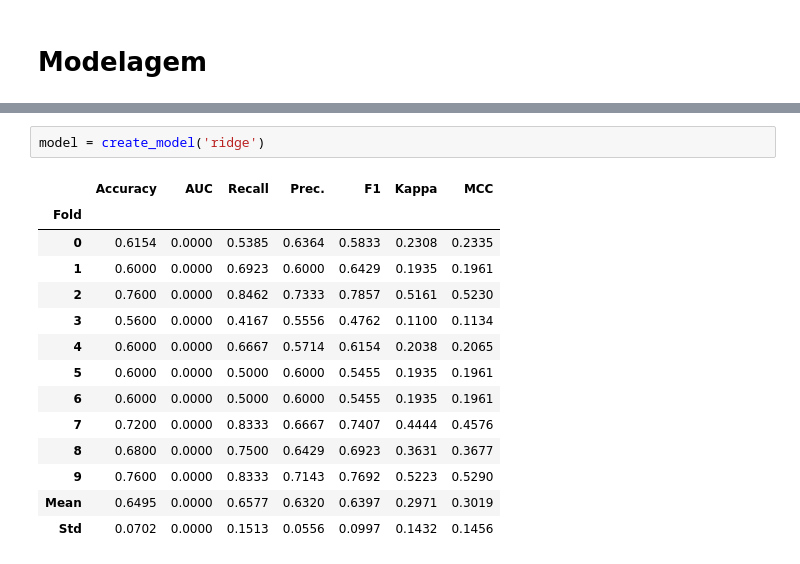
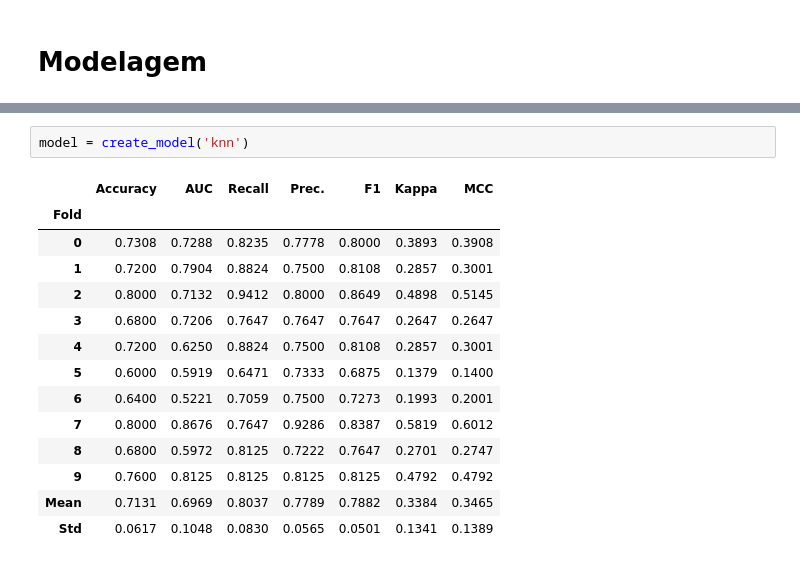
Before and after one commit to guilhermelt-22/final_project, a Jupyter notebook: criacao_de_modelo.ipynb, the cells around one changed output, grey strips where cells are left out. Drawn from its saved outputs; the diff is of its cells as text.

```diff
--- a/modelov2.ipynb
+++ b/criacao_de_modelo.ipynb
@@ -172,17 +243,17 @@ RidgeClassifier(alpha=1.0, class_weight=None, copy_X=True, fit_intercept=True,
 # %%
-model = create_model('ridge')
+model = create_model('knn')
 # %% [output]
 |  | Accuracy | AUC | Recall | Prec. | F1 | Kappa | MCC |
 | Fold |  |  |  |  |  |  |  |
-| 0 | 0.6154 | 0.0000 | 0.5385 | 0.6364 | 0.5833 | 0.2308 | 0.2335 |
-| 1 | 0.6000 | 0.0000 | 0.6923 | 0.6000 | 0.6429 | 0.1935 | 0.1961 |
-| 2 | 0.7600 | 0.0000 | 0.8462 | 0.7333 | 0.7857 | 0.5161 | 0.5230 |
-| 3 | 0.5600 | 0.0000 | 0.4167 | 0.5556 | 0.4762 | 0.1100 | 0.1134 |
-| 4 | 0.6000 | 0.0000 | 0.6667 | 0.5714 | 0.6154 | 0.2038 | 0.2065 |
-| 5 | 0.6000 | 0.0000 | 0.5000 | 0.6000 | 0.5455 | 0.1935 | 0.1961 |
-| 6 | 0.6000 | 0.0000 | 0.5000 | 0.6000 | 0.5455 | 0.1935 | 0.1961 |
-| 7 | 0.7200 | 0.0000 | 0.8333 | 0.6667 | 0.7407 | 0.4444 | 0.4576 |
-| 8 | 0.6800 | 0.0000 | 0.7500 | 0.6429 | 0.6923 | 0.3631 | 0.3677 |
-| 9 | 0.7600 | 0.0000 | 0.8333 | 0.7143 | 0.7692 | 0.5223 | 0.5290 |
-| Mean | 0.6495 | 0.0000 | 0.6577 | 0.6320 | 0.6397 | 0.2971 | 0.3019 |
-| Std | 0.0702 | 0.0000 | 0.1513 | 0.0556 | 0.0997 | 0.1432 | 0.1456 |
+| 0 | 0.7308 | 0.7288 | 0.8235 | 0.7778 | 0.8000 | 0.3893 | 0.3908 |
+| 1 | 0.7200 | 0.7904 | 0.8824 | 0.7500 | 0.8108 | 0.2857 | 0.3001 |
+| 2 | 0.8000 | 0.7132 | 0.9412 | 0.8000 | 0.8649 | 0.4898 | 0.5145 |
+| 3 | 0.6800 | 0.7206 | 0.7647 | 0.7647 | 0.7647 | 0.2647 | 0.2647 |
+| 4 | 0.7200 | 0.6250 | 0.8824 | 0.7500 | 0.8108 | 0.2857 | 0.3001 |
+| 5 | 0.6000 | 0.5919 | 0.6471 | 0.7333 | 0.6875 | 0.1379 | 0.1400 |
+| 6 | 0.6400 | 0.5221 | 0.7059 | 0.7500 | 0.7273 | 0.1993 | 0.2001 |
+| 7 | 0.8000 | 0.8676 | 0.7647 | 0.9286 | 0.8387 | 0.5819 | 0.6012 |
+| 8 | 0.6800 | 0.5972 | 0.8125 | 0.7222 | 0.7647 | 0.2701 | 0.2747 |
+| 9 | 0.7600 | 0.8125 | 0.8125 | 0.8125 | 0.8125 | 0.4792 | 0.4792 |
+| Mean | 0.7131 | 0.6969 | 0.8037 | 0.7789 | 0.7882 | 0.3384 | 0.3465 |
+| Std | 0.0617 | 0.1048 | 0.0830 | 0.0565 | 0.0501 | 0.1341 | 0.1389 |
```
Also changed, not shown: parts of 17 cells of this notebook, 2 other files.
